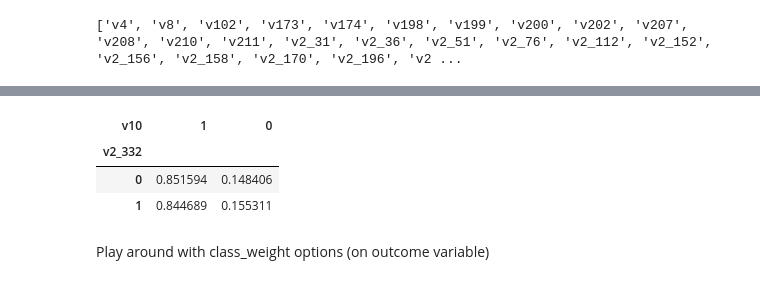
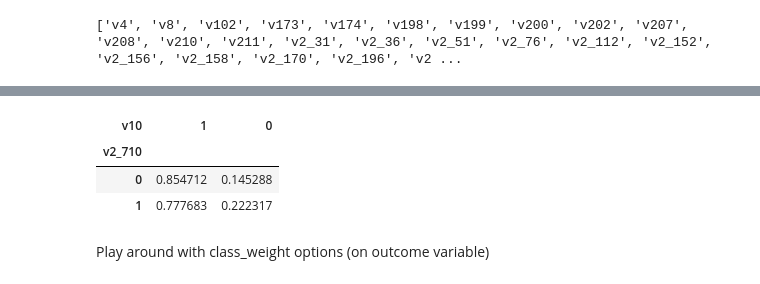
Before and after one commit to ocnrandolph/Evaluating_Happiness, a Jupyter notebook: notebooks/03_WVS_logistic_regression_analyses.ipynb, the cells around one changed output, grey strips where cells are left out. Cells and saved outputs as stored; diff of their text form; code cells hidden in the pictures.

```diff
--- a/notebooks/03_WVS_logistic_regression_analyses.ipynb
+++ b/notebooks/03_WVS_logistic_regression_analyses.ipynb
@@ -481,10 +484,10 @@ plt.legend(labels = ['Happy', 'Unhappy']);
 # %%
-pd.crosstab(X['v2_332'], y, normalize = 'index')
+pd.crosstab(X['v2_710'], y, normalize = 'index')
 # %% [output]
 | v10 | 1 | 0 |
-| v2_332 |  |  |
-| 0 | 0.851594 | 0.148406 |
-| 1 | 0.844689 | 0.155311 |
+| v2_710 |  |  |
+| 0 | 0.854712 | 0.145288 |
+| 1 | 0.777683 | 0.222317 |
 # %%
 # coef_df2 = pd.DataFrame({'coefficient': pipe.named_steps['logreg'].coef_[0],
 #                        'variable': X.columns})
```
Also changed, not shown: parts of 28 cells of this notebook.
